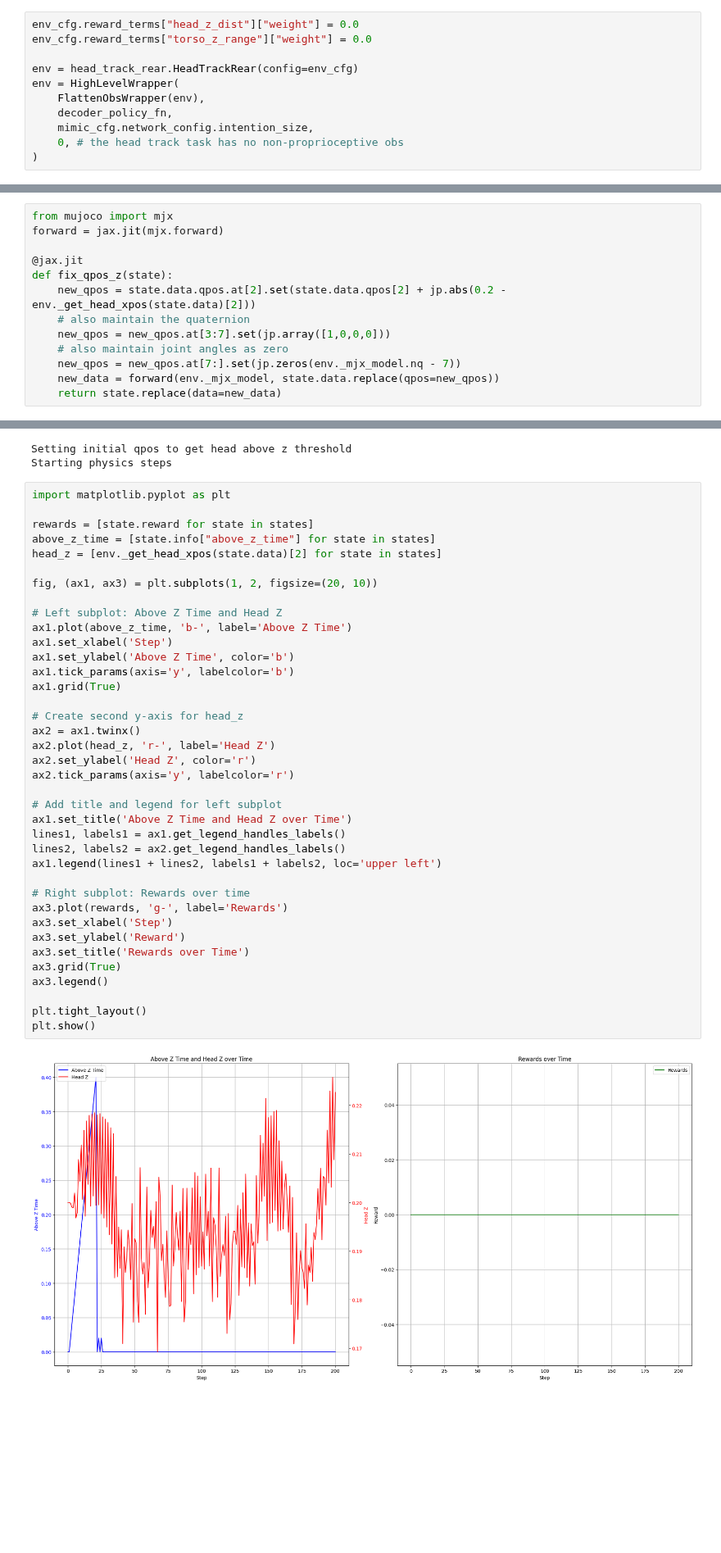
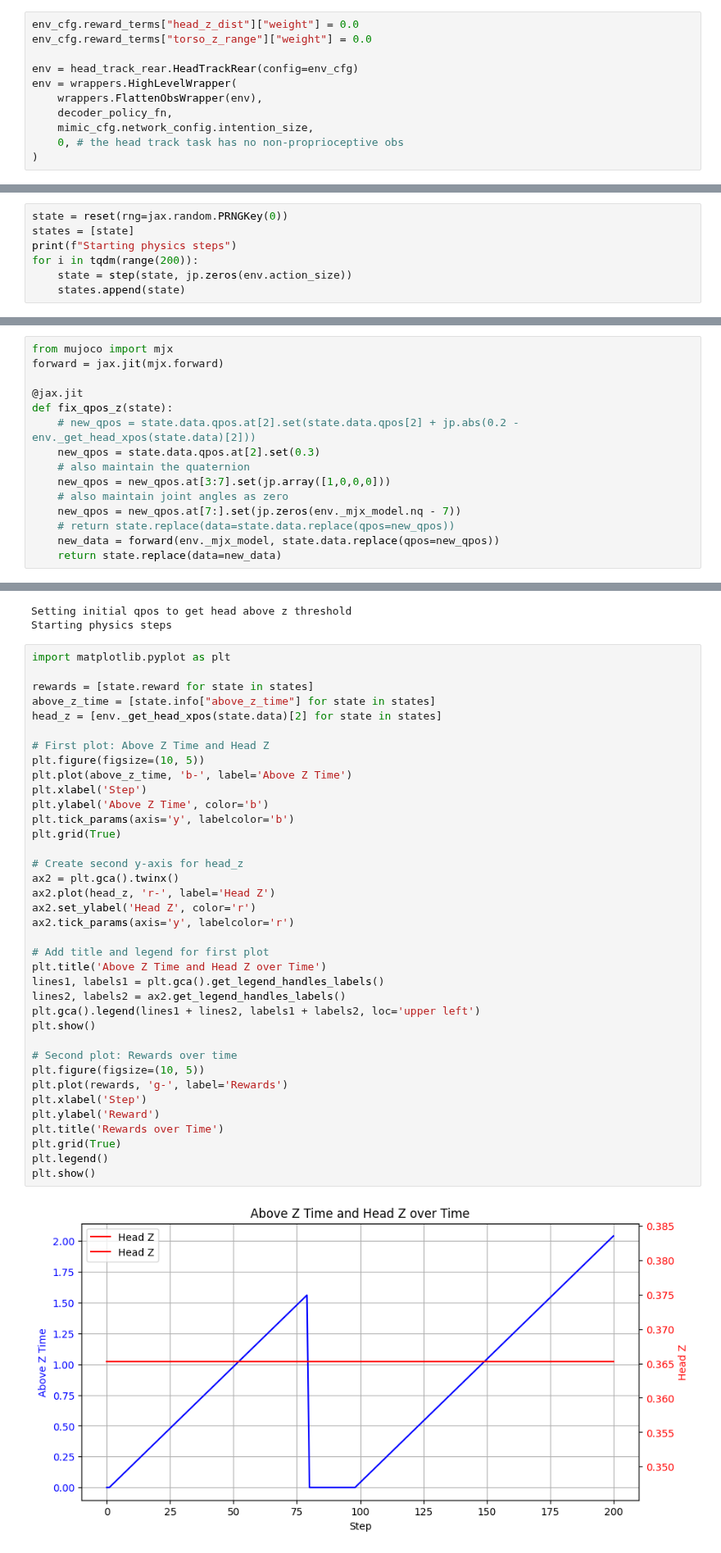
Before and after one commit to talmolab/vnl-playground, a Jupyter notebook: vnl_mjx/test_env.ipynb, the cells around one changed output, grey strips where cells are left out. Shown at 82% size. Saved outputs shown, nothing was run; the diff lists cells and outputs as text; blank space fills up the shorter version.

```diff
--- a/vnl_mjx/test_env.ipynb
+++ b/vnl_mjx/test_env.ipynb
@@ -141,8 +89,8 @@ env_cfg.reward_terms["head_z_dist"]["weight"] = 0.0
 env_cfg.reward_terms["torso_z_range"]["weight"] = 0.0
 
 env = head_track_rear.HeadTrackRear(config=env_cfg)
-env = HighLevelWrapper(
-    FlattenObsWrapper(env),
+env = wrappers.HighLevelWrapper(
+    wrappers.FlattenObsWrapper(env),
     decoder_policy_fn,
     mimic_cfg.network_config.intention_size,
     0, # the head track task has no non-proprioceptive obs
@@ -150,3 +98,10 @@ env = HighLevelWrapper(
 # %%
 reset = jax.jit(env.reset)
 step = jax.jit(env.step)
+# %%
+state = reset(rng=jax.random.PRNGKey(0))
+states = [state]
+print(f"Starting physics steps")
+for i in tqdm(range(200)):
+    state = step(state, jp.zeros(env.action_size))
+    states.append(state)
@@ -160,10 +117,12 @@ forward = jax.jit(mjx.forward)
 
 @jax.jit
 def fix_qpos_z(state):
-    new_qpos = state.data.qpos.at[2].set(state.data.qpos[2] + jp.abs(0.2 - env._get_head_xpos(state.data)[2]))
+    # new_qpos = state.data.qpos.at[2].set(state.data.qpos[2] + jp.abs(0.2 - env._get_head_xpos(state.data)[2]))
+    new_qpos = state.data.qpos.at[2].set(0.3)
     # also maintain the quaternion
     new_qpos = new_qpos.at[3:7].set(jp.array([1,0,0,0]))
     # also maintain joint angles as zero
     new_qpos = new_qpos.at[7:].set(jp.zeros(env._mjx_model.nq - 7))
+    # return state.replace(data=state.data.replace(qpos=new_qpos))
     new_data = forward(env._mjx_model, state.data.replace(qpos=new_qpos))
     return state.replace(data=new_data)
@@ -184,40 +150,39 @@ Starting physics steps
 # %%
 import matplotlib.pyplot as plt
 
 rewards = [state.reward for state in states]
 above_z_time = [state.info["above_z_time"] for state in states]
 head_z = [env._get_head_xpos(state.data)[2] for state in states]
 
-fig, (ax1, ax3) = plt.subplots(1, 2, figsize=(20, 10))
-
-# Left subplot: Above Z Time and Head Z
-ax1.plot(above_z_time, 'b-', label='Above Z Time')
-ax1.set_xlabel('Step')
-ax1.set_ylabel('Above Z Time', color='b')
-ax1.tick_params(axis='y', labelcolor='b')
-ax1.grid(True)
+# First plot: Above Z Time and Head Z
+plt.figure(figsize=(10, 5))
+plt.plot(above_z_time, 'b-', label='Above Z Time')
+plt.xlabel('Step')
+plt.ylabel('Above Z Time', color='b')
+plt.tick_params(axis='y', labelcolor='b')
+plt.grid(True)
 
 # Create second y-axis for head_z
-ax2 = ax1.twinx()
+ax2 = plt.gca().twinx()
 ax2.plot(head_z, 'r-', label='Head Z')
 ax2.set_ylabel('Head Z', color='r')
 ax2.tick_params(axis='y', labelcolor='r')
 
-# Add title and legend for left subplot
-ax1.set_title('Above Z Time and Head Z over Time')
-lines1, labels1 = ax1.get_legend_handles_labels()
+# Add title and legend for first plot
+plt.title('Above Z Time and Head Z over Time')
+lines1, labels1 = plt.gca().get_legend_handles_labels()
 lines2, labels2 = ax2.get_legend_handles_labels()
-ax1.legend(lines1 + lines2, labels1 + labels2, loc='upper left')
+plt.gca().legend(lines1 + lines2, labels1 + labels2, loc='upper left')
+plt.show()
 
-# Right subplot: Rewards over time
-ax3.plot(rewards, 'g-', label='Rewards')
-ax3.set_xlabel('Step')
-ax3.set_ylabel('Reward')
-ax3.set_title('Rewards over Time')
-ax3.grid(True)
-ax3.legend()
-
-plt.tight_layout()
+# Second plot: Rewards over time
+plt.figure(figsize=(10, 5))
+plt.plot(rewards, 'g-', label='Rewards')
+plt.xlabel('Step')
+plt.ylabel('Reward')
+plt.title('Rewards over Time')
+plt.grid(True)
+plt.legend()
 plt.show()
 # %% [output]
-[figure, old version]
+[figure, new version]
```
Also changed, not shown: parts of 10 cells of this notebook, 7 other files.
